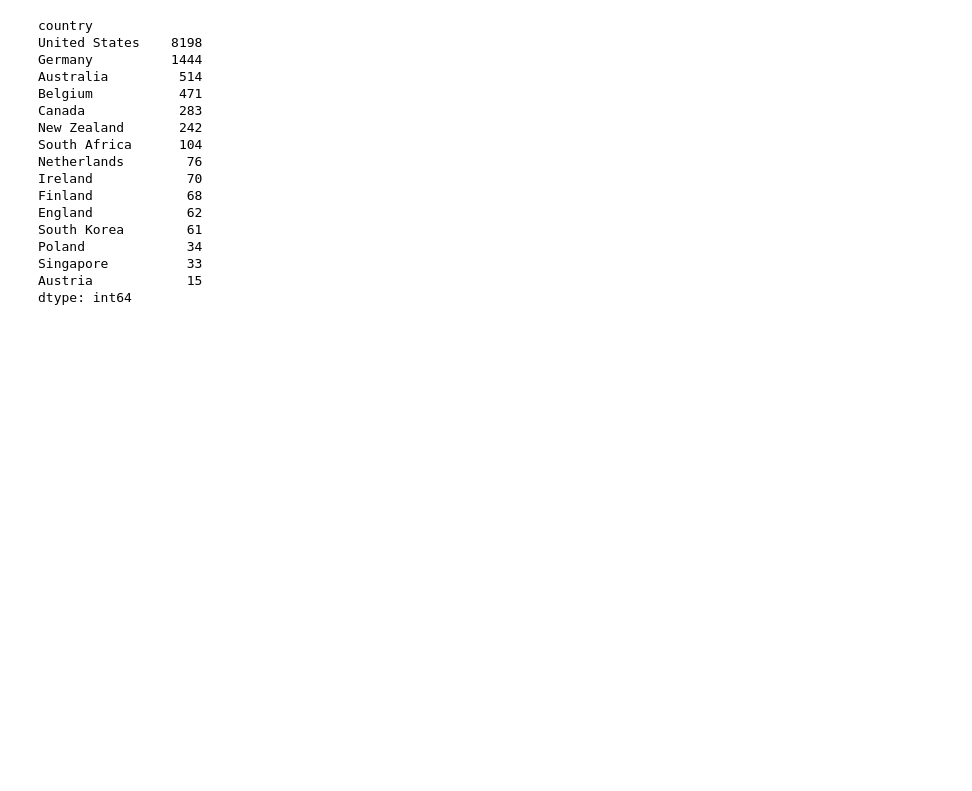
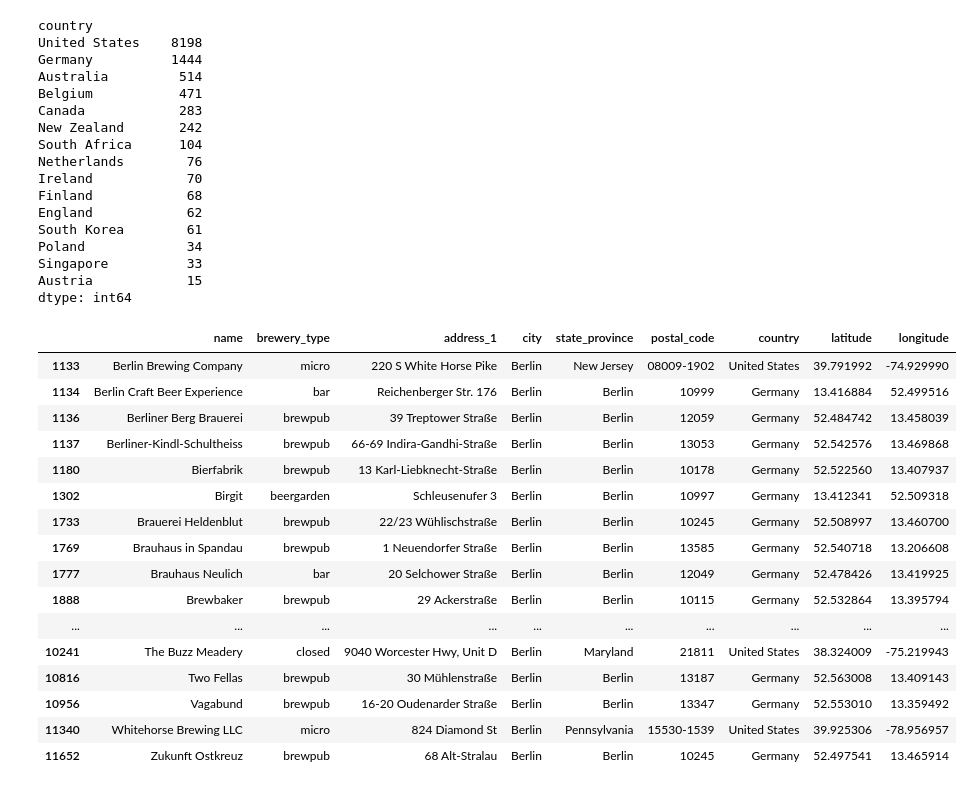
Before and after one commit to Proggy12/BreweryMap, a Jupyter notebook: EDA.ipynb, the cells around one changed output. Cells and saved outputs as stored; diff of their text form; code cells hidden in the pictures; blank space fills up the shorter version.

```diff
--- a/EDA.ipynb
+++ b/EDA.ipynb
@@ -289,3 +289,23 @@ Poland             34
 Singapore          33
 Austria            15
 dtype: int64
+# %%
+df_breweries_clean.loc[df_breweries_clean.loc[:, "city"] == "Berlin", :]
+# %% [output]
+|  | name | brewery_type | address_1 | city | state_province | postal_code | country | latitude | longitude |
+| 1133 | Berlin Brewing Company | micro | 220 S White Horse Pike | Berlin | New Jersey | 08009-1902 | United States | 39.791992 | -74.929990 |
+| 1134 | Berlin Craft Beer Experience | bar | Reichenberger Str. 176 | Berlin | Berlin | 10999 | Germany | 13.416884 | 52.499516 |
+| 1136 | Berliner Berg Brauerei | brewpub | 39 Treptower Straße | Berlin | Berlin | 12059 | Germany | 52.484742 | 13.458039 |
+| 1137 | Berliner-Kindl-Schultheiss | brewpub | 66-69 Indira-Gandhi-Straße | Berlin | Berlin | 13053 | Germany | 52.542576 | 13.469868 |
+| 1180 | Bierfabrik | brewpub | 13 Karl-Liebknecht-Straße | Berlin | Berlin | 10178 | Germany | 52.522560 | 13.407937 |
+| 1302 | Birgit | beergarden | Schleusenufer 3 | Berlin | Berlin | 10997 | Germany | 13.412341 | 52.509318 |
+| 1733 | Brauerei Heldenblut | brewpub | 22/23 Wühlischstraße | Berlin | Berlin | 10245 | Germany | 52.508997 | 13.460700 |
+| 1769 | Brauhaus in Spandau | brewpub | 1 Neuendorfer Straße | Berlin | Berlin | 13585 | Germany | 52.540718 | 13.206608 |
+| 1777 | Brauhaus Neulich | bar | 20 Selchower Straße | Berlin | Berlin | 12049 | Germany | 52.478426 | 13.419925 |
+| 1888 | Brewbaker | brewpub | 29 Ackerstraße | Berlin | Berlin | 10115 | Germany | 52.532864 | 13.395794 |
+| ... | ... | ... | ... | ... | ... | ... | ... | ... | ... |
+| 10241 | The Buzz Meadery | closed | 9040 Worcester Hwy, Unit D | Berlin | Maryland | 21811 | United States | 38.324009 | -75.219943 |
+| 10816 | Two Fellas | brewpub | 30 Mühlenstraße | Berlin | Berlin | 13187 | Germany | 52.563008 | 13.409143 |
+| 10956 | Vagabund | brewpub | 16-20 Oudenarder Straße | Berlin | Berlin | 13347 | Germany | 52.553010 | 13.359492 |
+| 11340 | Whitehorse Brewing LLC | micro | 824 Diamond St | Berlin | Pennsylvania | 15530-1539 | United States | 39.925306 | -78.956957 |
+| 11652 | Zukunft Ostkreuz | brewpub | 68 Alt-Stralau | Berlin | Berlin | 10245 | Germany | 52.497541 | 13.465914 |
```
Also changed, not shown: 5 other files.
